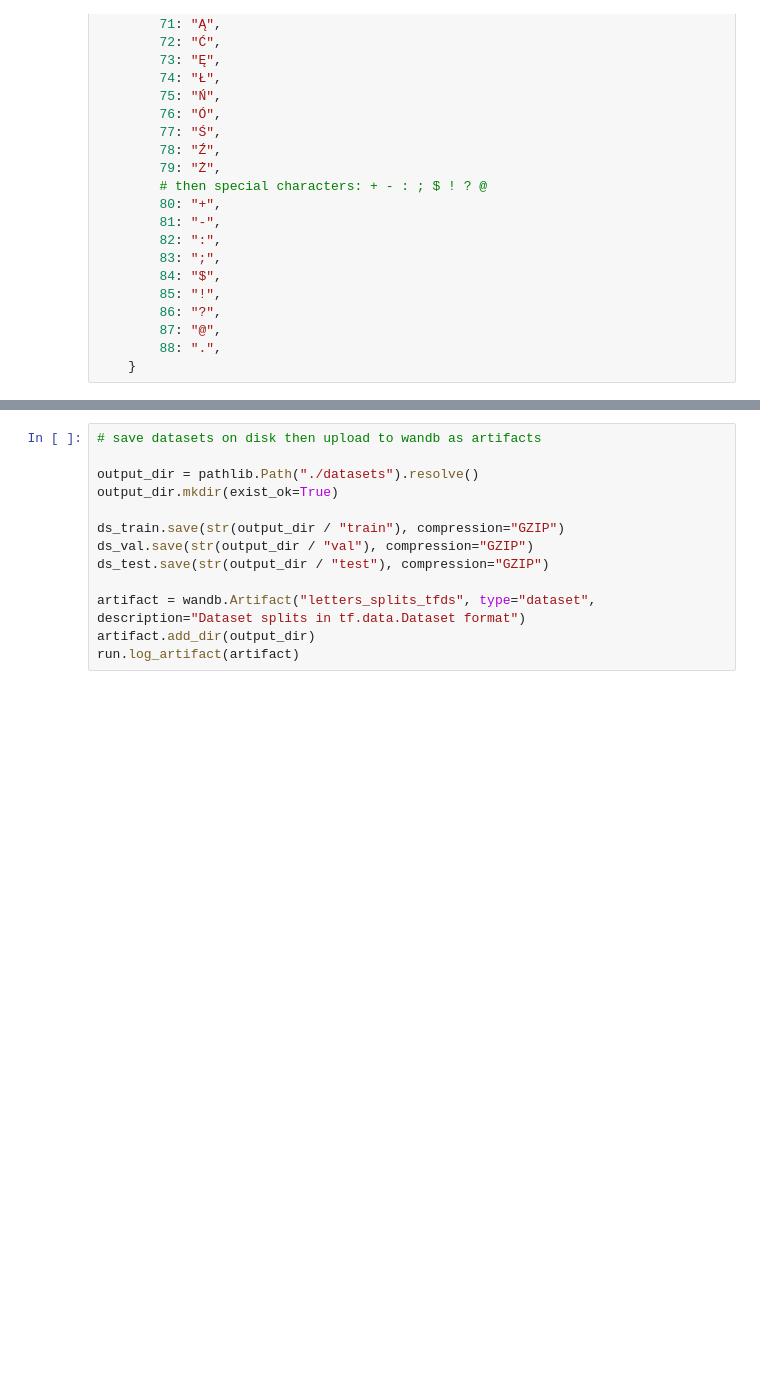
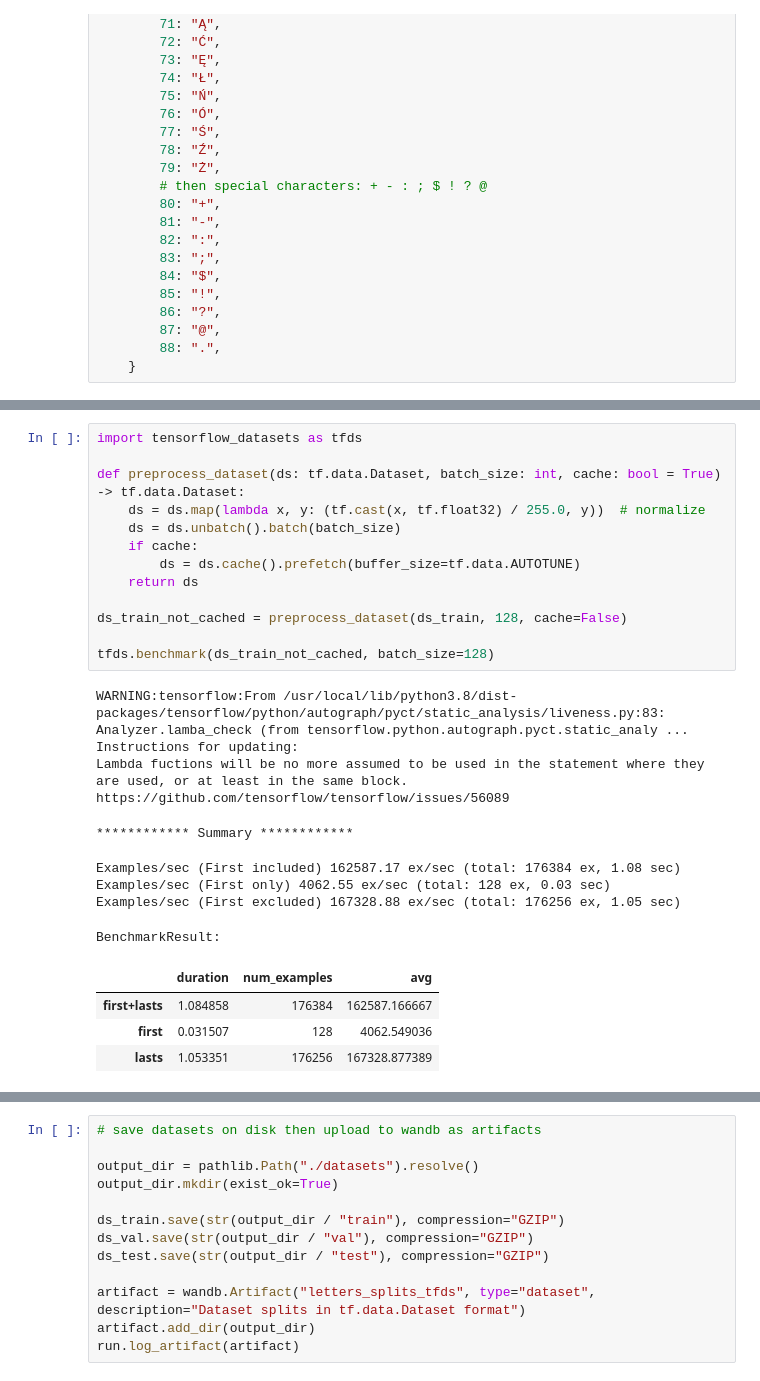
Before and after one commit to WestedCrean/master-thesis, a Jupyter notebook: notebooks/dataset_overview.ipynb, the cells around one changed output, grey strips where cells are left out. Drawn from its saved outputs; the diff is of its cells as text; blank space fills up the shorter version.

```diff
--- a/notebooks/dataset_overview.ipynb
+++ b/notebooks/dataset_overview.ipynb
@@ -201,0 +250,26 @@ wandb:   9 of 9 files downloaded.
+# %%
+import tensorflow_datasets as tfds
+
+def preprocess_dataset(ds: tf.data.Dataset, batch_size: int, cache: bool = True) -> tf.data.Dataset:
+    ds = ds.map(lambda x, y: (tf.cast(x, tf.float32) / 255.0, y))  # normalize
+    ds = ds.unbatch().batch(batch_size)
+    if cache:
+        ds = ds.cache().prefetch(buffer_size=tf.data.AUTOTUNE)
+    return ds
+
+ds_train_not_cached = preprocess_dataset(ds_train, 128, cache=False)
+
+tfds.benchmark(ds_train_not_cached, batch_size=128)
+# %% [output]
+WARNING:tensorflow:From /usr/local/lib/python3.8/dist-packages/tensorflow/python/autograph/pyct/static_analysis/liveness.py:83: Analyzer.lamba_check (from tensorflow.python.autograph.pyct.static_analy ...
+Instructions for updating:
+Lambda fuctions will be no more assumed to be used in the statement where they are used, or at least in the same block. https://github.com/tensorflow/tensorflow/issues/56089
+************ Summary ************
+Examples/sec (First included) 162587.17 ex/sec (total: 176384 ex, 1.08 sec)
+Examples/sec (First only) 4062.55 ex/sec (total: 128 ex, 0.03 sec)
+Examples/sec (First excluded) 167328.88 ex/sec (total: 176256 ex, 1.05 sec)
+BenchmarkResult:
+|  | duration | num_examples | avg |
+| first+lasts | 1.084858 | 176384 | 162587.166667 |
+| first | 0.031507 | 128 | 4062.549036 |
+| lasts | 1.053351 | 176256 | 167328.877389 |
```
Also changed, not shown: parts of 8 cells of this notebook, 15 other files.
